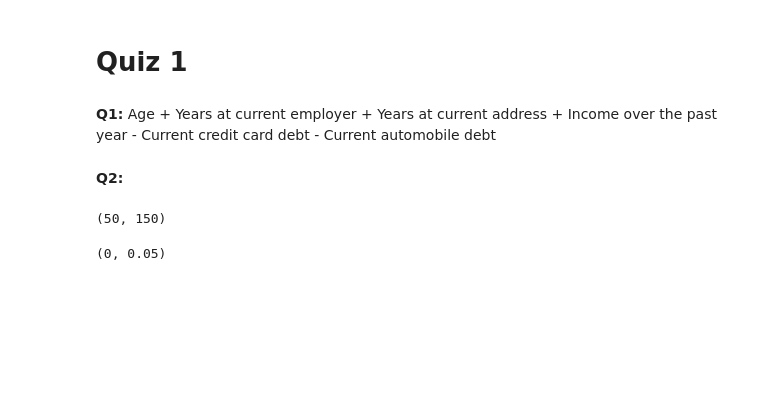
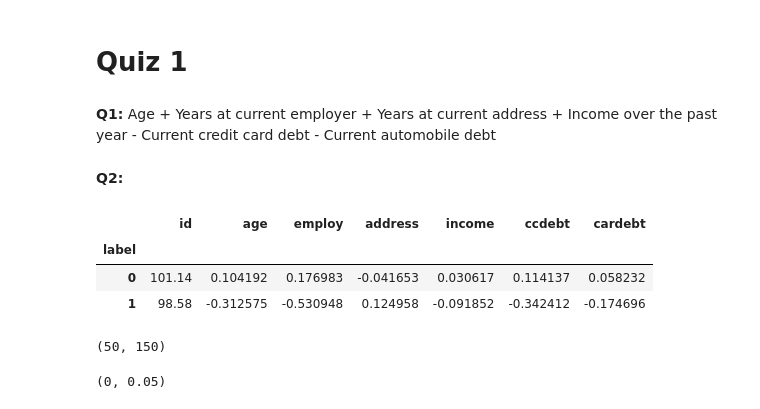
Before and after one commit to dknguyengit/excel, a Jupyter notebook: Final Project.ipynb, the cells around one changed output. Cells and saved outputs as stored; diff of their text form; code cells hidden in the pictures; blank space fills up the shorter version.

```diff
--- a/Final Project.ipynb
+++ b/Final Project.ipynb
@@ -13,4 +13,11 @@ from sklearn.metrics import roc_curve, roc_auc_score
 train = pd.read_csv('train_final.csv', header=None)
 # %%
 train.columns = ['id', 'age', 'employ', 'address', 'income', 'ccdebt', 'cardebt', 'label']
+# %%
+train.groupby('label').mean()
+# %% [output]
+|  | id | age | employ | address | income | ccdebt | cardebt |
+| label |  |  |  |  |  |  |  |
+| 0 | 101.14 | 0.104192 | 0.176983 | -0.041653 | 0.030617 | 0.114137 | 0.058232 |
+| 1 | 98.58 | -0.312575 | -0.530948 | 0.124958 | -0.091852 | -0.342412 | -0.174696 |
 # %%
```
Also changed, not shown: parts of 29 cells of this notebook.
